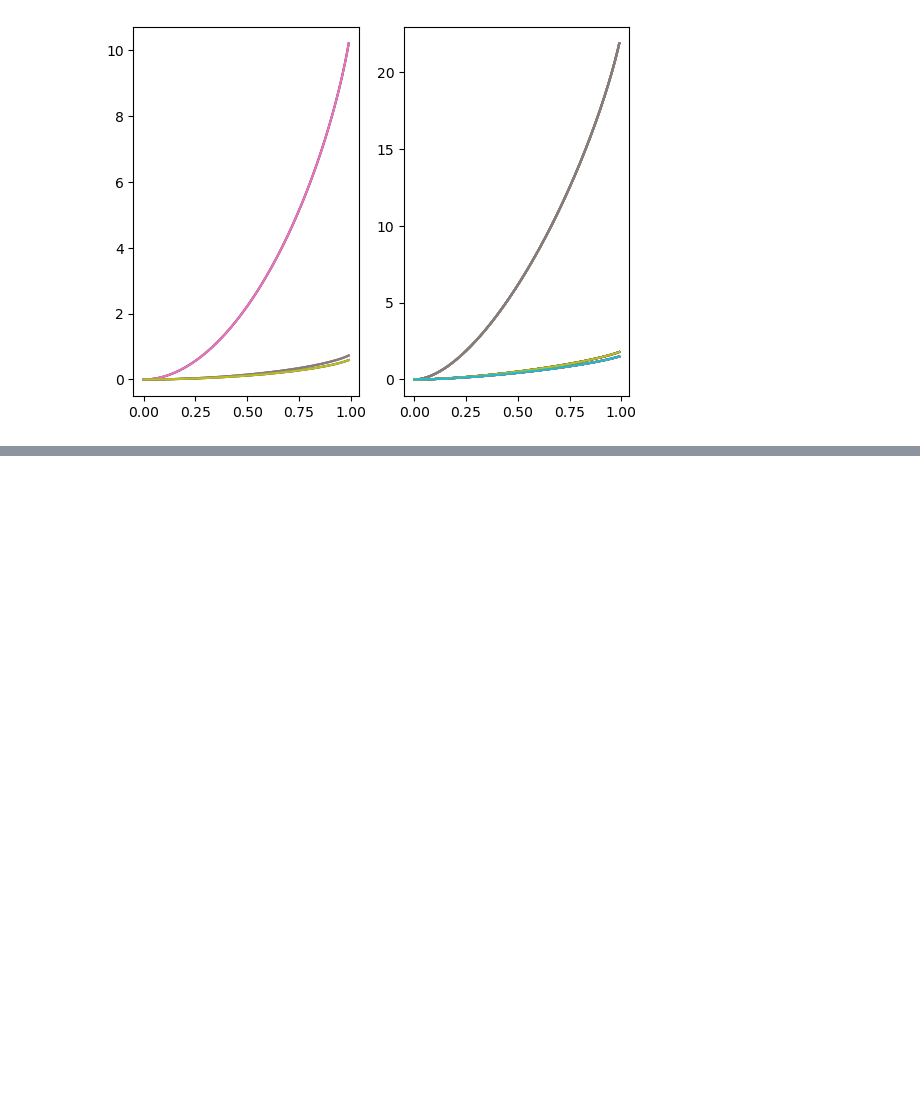
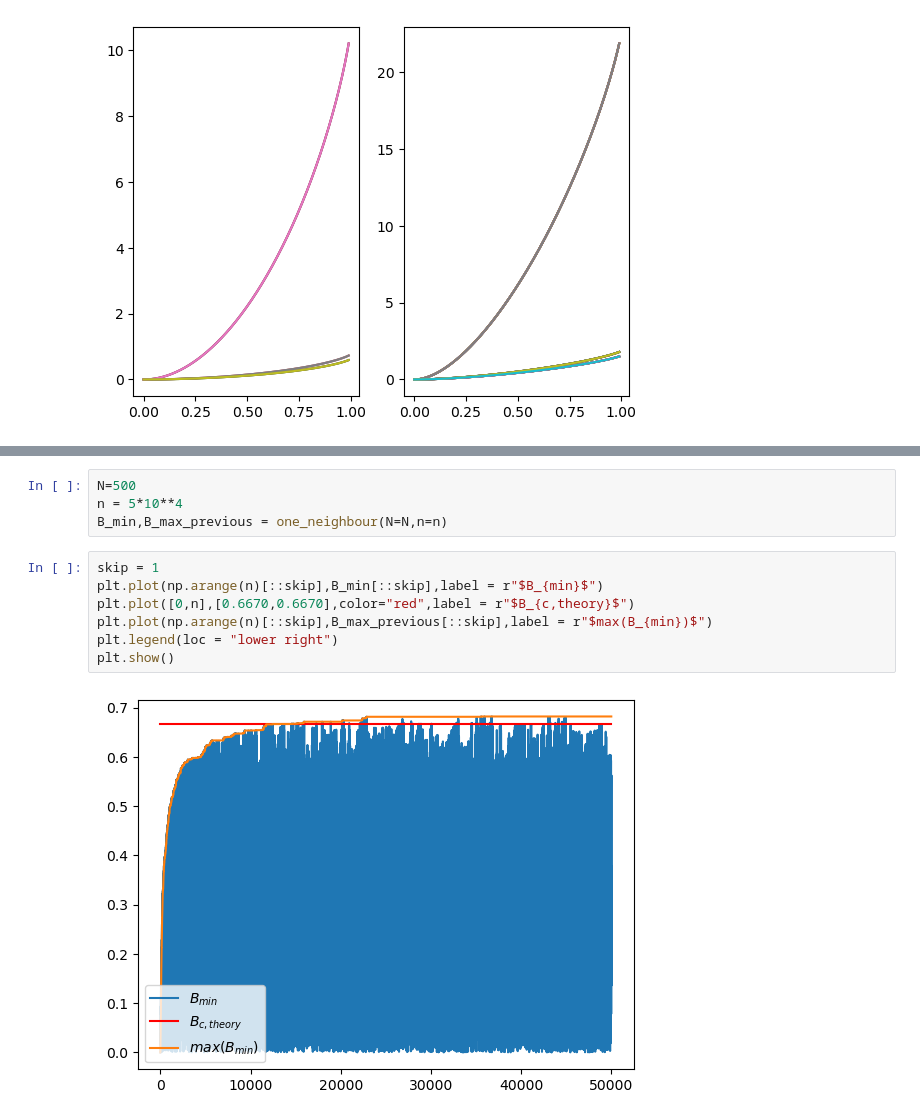
Before and after one commit to SSBNS/Complex_physics_SSBNS, a Jupyter notebook: Exercises.ipynb, the cells around one changed output, grey strips where cells are left out. Drawn from its saved outputs; the diff is of its cells as text; blank space fills up the shorter version.

```diff
--- a/Exercises.ipynb
+++ b/Exercises.ipynb
@@ -316,0 +425,13 @@ plt.imshow(array_list,aspect="auto",interpolation="none")
+# %%
+N=500
+n = 5*10**4
+B_min,B_max_previous = one_neighbour(N=N,n=n)
+# %%
+skip = 1
+plt.plot(np.arange(n)[::skip],B_min[::skip],label = r"$B_{min}$")
+plt.plot([0,n],[0.6670,0.6670],color="red",label = r"$B_{c,theory}$")
+plt.plot(np.arange(n)[::skip],B_max_previous[::skip],label = r"$max(B_{min})$")
+plt.legend(loc = "lower right")
+plt.show()
+# %% [output]
+[figure, added]
```
Also changed, not shown: parts of 8 cells of this notebook, 3 other files.
